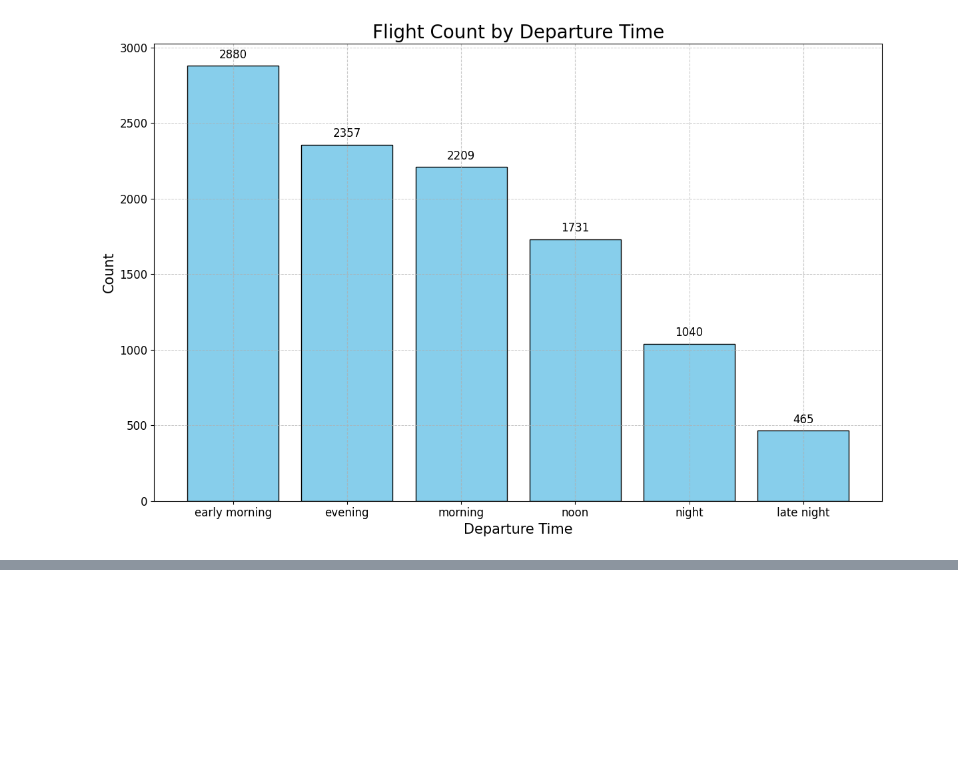
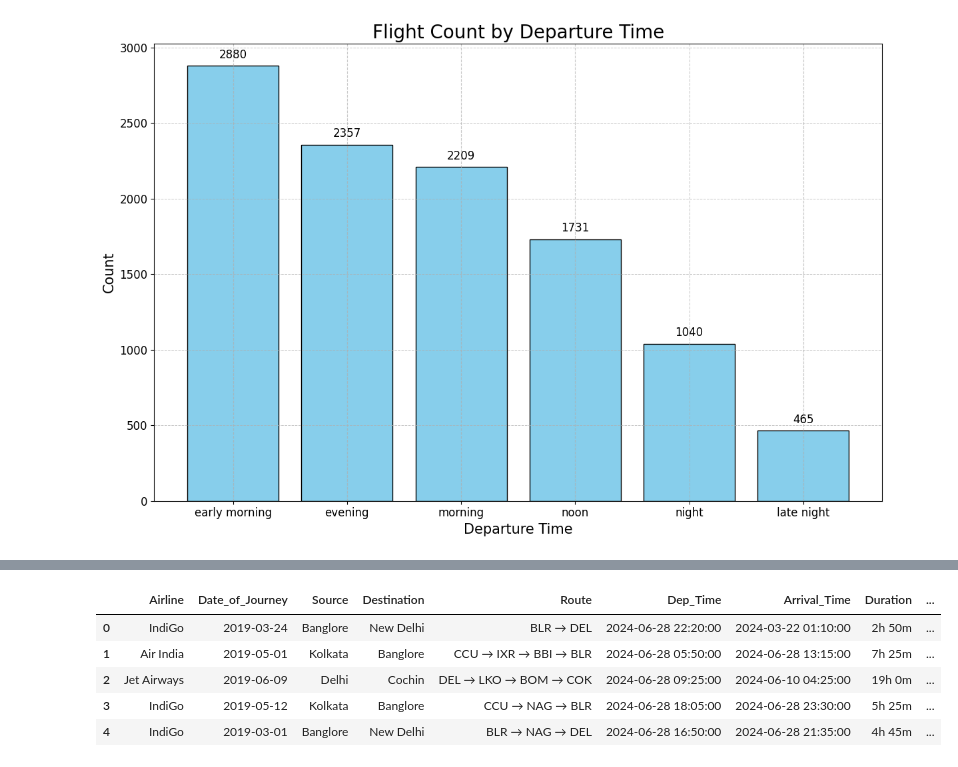
Before and after one commit to reyuvel/Airline_Ticket_Price_Prediction, a Jupyter notebook: DataCleaning/DataClean.ipynb, the cells around one changed output, grey strips where cells are left out. Drawn from its saved outputs; the diff is of its cells as text; code cells hidden in the pictures; blank space fills up the shorter version.

Commit message:
duration column is preprocessed

```diff
--- a/DataCleaning/DataClean.ipynb
+++ b/DataCleaning/DataClean.ipynb
@@ -372,3 +372,17 @@ Note: you may need to restart the kernel to use updated packages.
 [notice] A new release of pip is available: 24.0 -> 24.1.1
 [notice] To update, run: python.exe -m pip install --upgrade pip
 [figure]
+# %%
+#now analyse the duaration column.Some have h and minute but some data have only minute.So lets clean it
+#we must convert all the data in [hour,minute fromat].So lets design a function
+
+def duartion_formating(x):
+    if 'h' not in x:
+        x='0h' + ' ' + x
+    elif 'm' not in x:
+        x=x + ' ' + '0m'
+
+    return x
+# %%
+durationformat=data_1['Duration'].apply(duartion_formating)
+durationformat
@@ -374,0 +402,4 @@ Note: you may need to restart the kernel to use updated packages.
+# %%
+#now lets update the duration column
+
+data_1['Duration']=durationformat
@@ -374,0 +422,15 @@ Note: you may need to restart the kernel to use updated packages.
+# %%
+#now we look at the departure time,minute etc they doesnt have any h or m with them.So lets try to convert this duartion by removing the h and m
+
+#for that we use split function.using space as the demiliter we can split the duration into two.and using the array indexing we can extract the say 2 from h and 50 from m
+
+data_1['Duration_hours']=data_1['Duration'].apply(lambda x: int(x.split(' ')[0][0:-1])) #this to etxract number from hand make it int type
+data_1['Duration_minutes']=data_1['Duration'].apply(lambda x: int(x.split(' ')[1][0:-1])) #this is to extract number from m and make it int type
+data_1.head()
+# %% [output]
+|  | Airline | Date_of_Journey | Source | Destination | Route | Dep_Time | Arrival_Time | Duration | ... |
+| 0 | IndiGo | 2019-03-24 | Banglore | New Delhi | BLR → DEL | 2024-06-28 22:20:00 | 2024-03-22 01:10:00 | 2h 50m | ... |
+| 1 | Air India | 2019-05-01 | Kolkata | Banglore | CCU → IXR → BBI → BLR | 2024-06-28 05:50:00 | 2024-06-28 13:15:00 | 7h 25m | ... |
+| 2 | Jet Airways | 2019-06-09 | Delhi | Cochin | DEL → LKO → BOM → COK | 2024-06-28 09:25:00 | 2024-06-10 04:25:00 | 19h 0m | ... |
+| 3 | IndiGo | 2019-05-12 | Kolkata | Banglore | CCU → NAG → BLR | 2024-06-28 18:05:00 | 2024-06-28 23:30:00 | 5h 25m | ... |
+| 4 | IndiGo | 2019-03-01 | Banglore | New Delhi | BLR → NAG → DEL | 2024-06-28 16:50:00 | 2024-06-28 21:35:00 | 4h 45m | ... |
```
Also changed, not shown: parts of 3 cells of this notebook.
